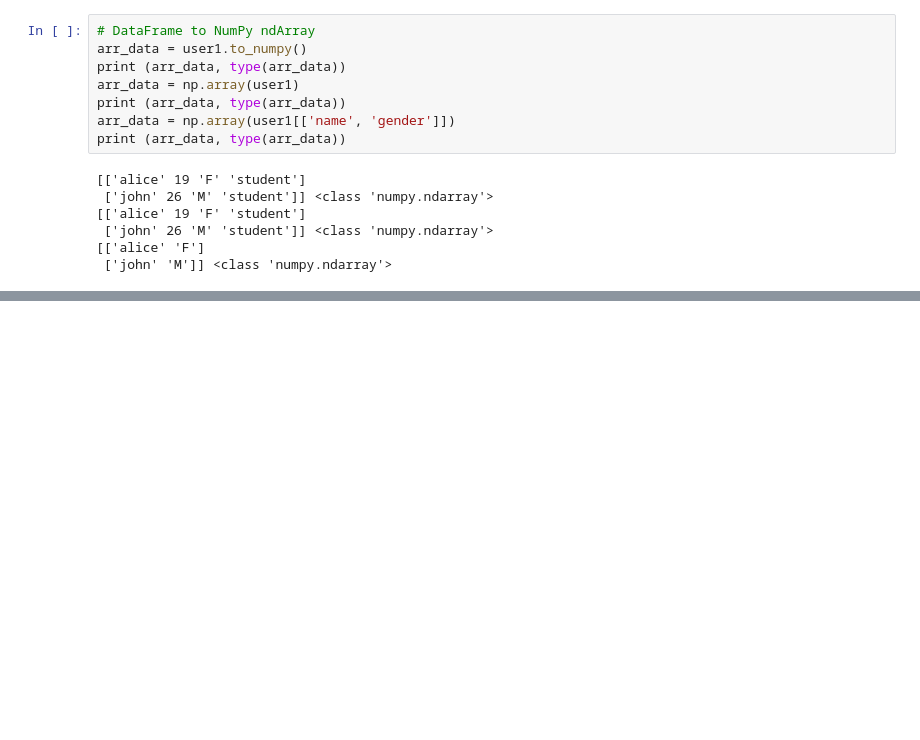
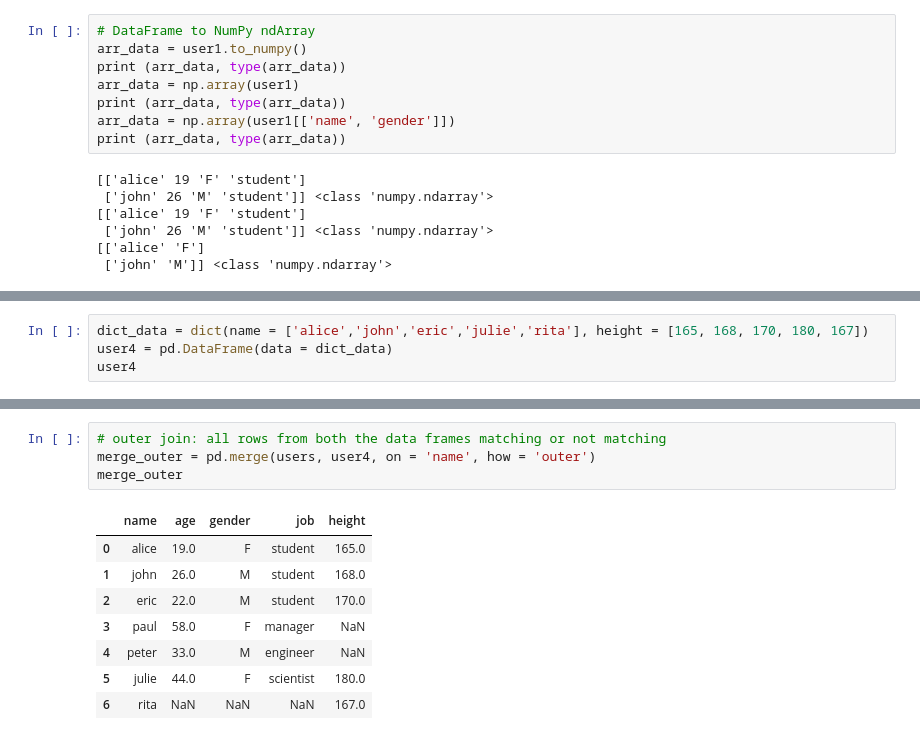
Before and after one commit to toarnabtrainer/AEC_ML_With_Python_August_2024, a Jupyter notebook: Pandas.ipynb, the cells around one changed output, grey strips where cells are left out. Drawn from its saved outputs; the diff is of its cells as text; blank space fills up the shorter version.

```diff
--- a/Pandas.ipynb
+++ b/Pandas.ipynb
@@ -353,0 +356,4 @@ print (arr_data, type(arr_data))
+# %%
+dict_data = dict(name = ['alice','john','eric','julie','rita'], height = [165, 168, 170, 180, 167])
+user4 = pd.DataFrame(data = dict_data)
+user4
@@ -353,0 +397,13 @@ print (arr_data, type(arr_data))
+# %%
+# outer join: all rows from both the data frames matching or not matching
+merge_outer = pd.merge(users, user4, on = 'name', how = 'outer')
+merge_outer
+# %% [output]
+|  | name | age | gender | job | height |
+| 0 | alice | 19.0 | F | student | 165.0 |
+| 1 | john | 26.0 | M | student | 168.0 |
+| 2 | eric | 22.0 | M | student | 170.0 |
+| 3 | paul | 58.0 | F | manager | NaN |
+| 4 | peter | 33.0 | M | engineer | NaN |
+| 5 | julie | 44.0 | F | scientist | 180.0 |
+| 6 | rita | NaN | NaN | NaN | 167.0 |
```
Also changed, not shown: parts of 7 cells of this notebook.
